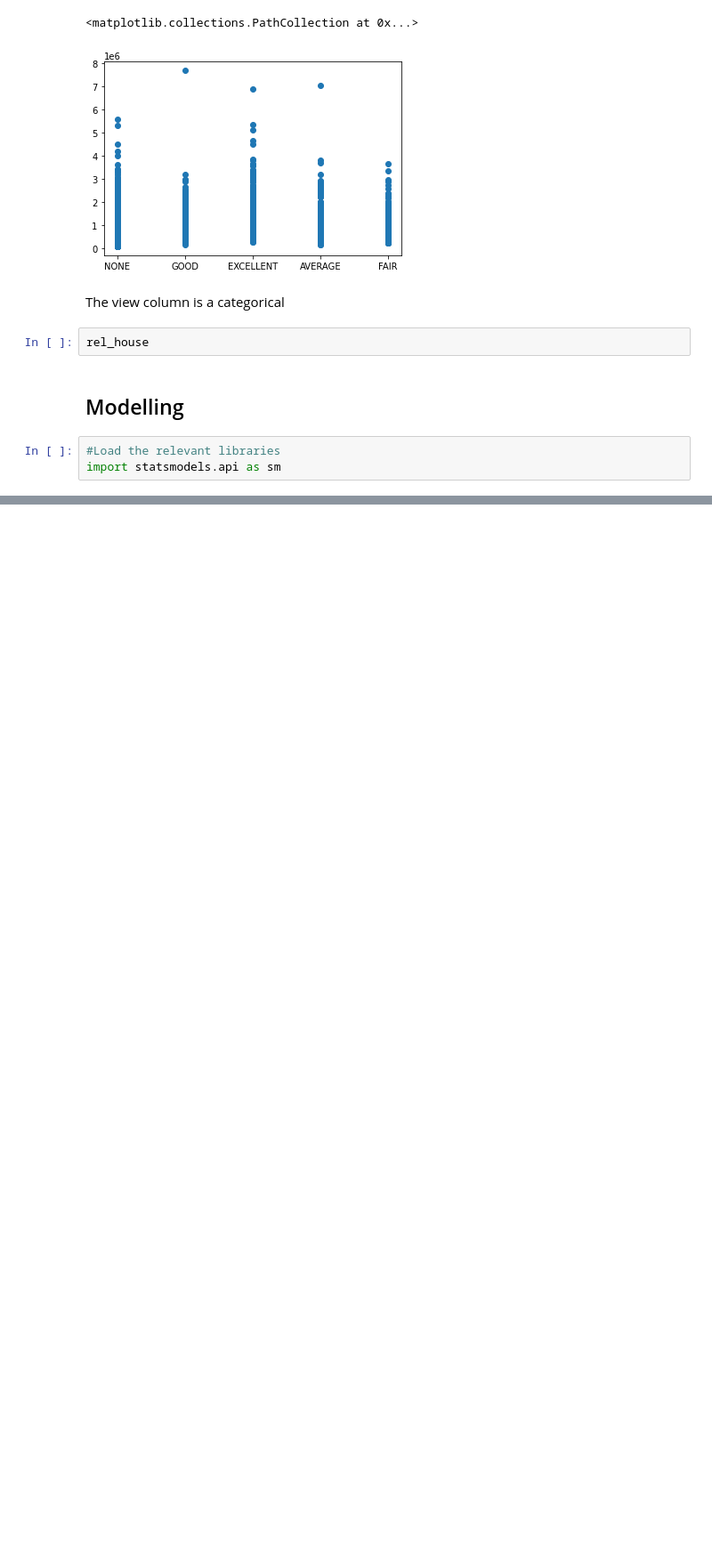
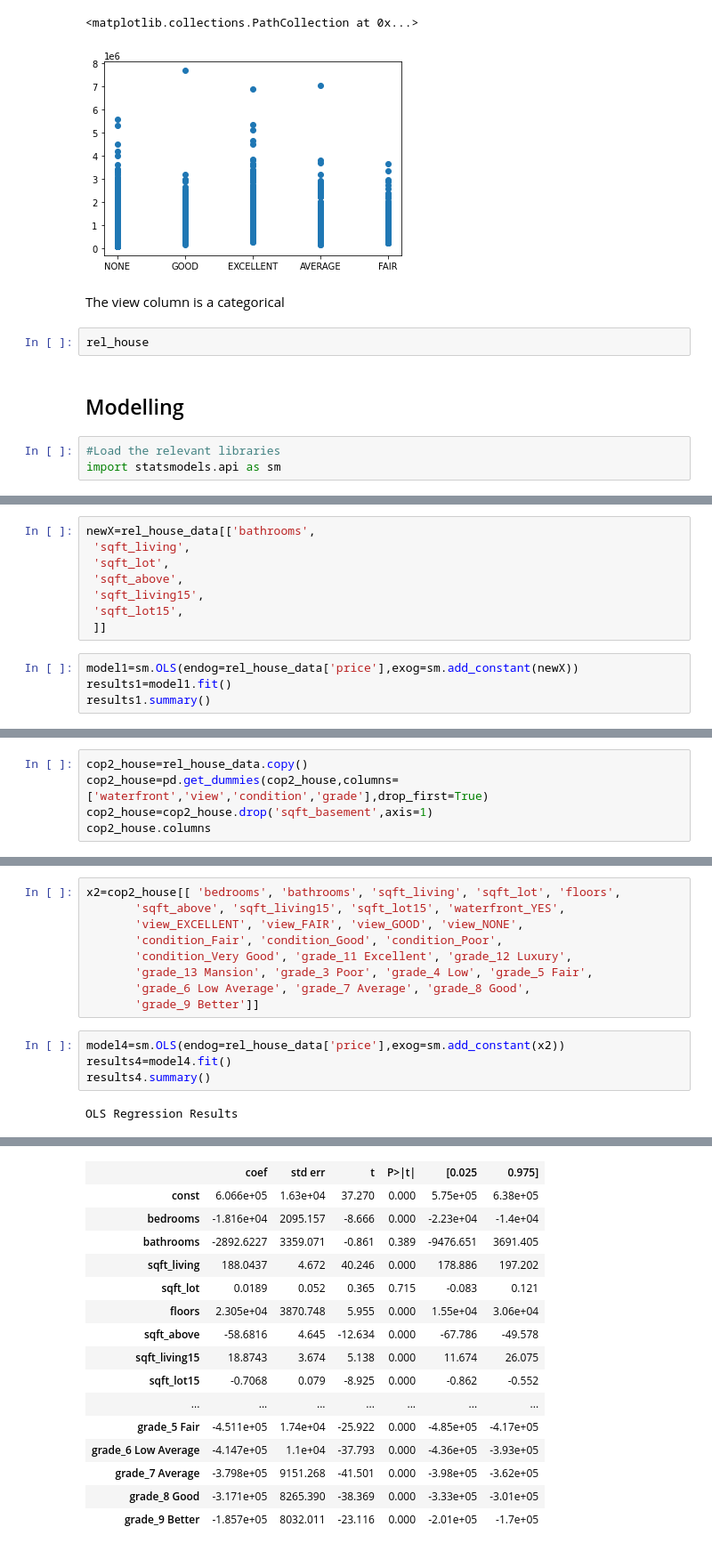
Before and after one commit to felix-n12/kingcounty, a Jupyter notebook: student-checkpoint.ipynb, the cells around one changed output, grey strips where cells are left out. Shown at 89% size. Saved outputs shown, nothing was run; the diff lists cells and outputs as text; blank space fills up the shorter version.

```diff
--- a/student-checkpoint.ipynb
+++ b/student-checkpoint.ipynb
@@ -372,0 +473,12 @@ import statsmodels.api as sm
+# %%
+newX=rel_house_data[['bathrooms',
+ 'sqft_living',
+ 'sqft_lot',
+ 'sqft_above',
+ 'sqft_living15',
+ 'sqft_lot15',
+ ]]
+# %%
+model1=sm.OLS(endog=rel_house_data['price'],exog=sm.add_constant(newX))
+results1=model1.fit()
+results1.summary()
@@ -372,0 +512,5 @@ import statsmodels.api as sm
+# %%
+cop2_house=rel_house_data.copy()
+cop2_house=pd.get_dummies(cop2_house,columns=['waterfront','view','condition','grade'],drop_first=True)
+cop2_house=cop2_house.drop('sqft_basement',axis=1)
+cop2_house.columns
@@ -372,0 +527,15 @@ import statsmodels.api as sm
+# %%
+x2=cop2_house[[ 'bedrooms', 'bathrooms', 'sqft_living', 'sqft_lot', 'floors',
+       'sqft_above', 'sqft_living15', 'sqft_lot15', 'waterfront_YES',
+       'view_EXCELLENT', 'view_FAIR', 'view_GOOD', 'view_NONE',
+       'condition_Fair', 'condition_Good', 'condition_Poor',
+       'condition_Very Good', 'grade_11 Excellent', 'grade_12 Luxury',
+       'grade_13 Mansion', 'grade_3 Poor', 'grade_4 Low', 'grade_5 Fair',
+       'grade_6 Low Average', 'grade_7 Average', 'grade_8 Good',
+       'grade_9 Better']]
+# %%
+model4=sm.OLS(endog=rel_house_data['price'],exog=sm.add_constant(x2))
+results4=model4.fit()
+results4.summary()
+# %% [output]
+OLS Regression Results
@@ -372,0 +551,16 @@ import statsmodels.api as sm
+|  | coef | std err | t | P>|t| | [0.025 | 0.975] |
+| const | 6.066e+05 | 1.63e+04 | 37.270 | 0.000 | 5.75e+05 | 6.38e+05 |
+| bedrooms | -1.816e+04 | 2095.157 | -8.666 | 0.000 | -2.23e+04 | -1.4e+04 |
+| bathrooms | -2892.6227 | 3359.071 | -0.861 | 0.389 | -9476.651 | 3691.405 |
+| sqft_living | 188.0437 | 4.672 | 40.246 | 0.000 | 178.886 | 197.202 |
+| sqft_lot | 0.0189 | 0.052 | 0.365 | 0.715 | -0.083 | 0.121 |
+| floors | 2.305e+04 | 3870.748 | 5.955 | 0.000 | 1.55e+04 | 3.06e+04 |
+| sqft_above | -58.6816 | 4.645 | -12.634 | 0.000 | -67.786 | -49.578 |
+| sqft_living15 | 18.8743 | 3.674 | 5.138 | 0.000 | 11.674 | 26.075 |
+| sqft_lot15 | -0.7068 | 0.079 | -8.925 | 0.000 | -0.862 | -0.552 |
+| ... | ... | ... | ... | ... | ... | ... |
+| grade_5 Fair | -4.511e+05 | 1.74e+04 | -25.922 | 0.000 | -4.85e+05 | -4.17e+05 |
+| grade_6 Low Average | -4.147e+05 | 1.1e+04 | -37.793 | 0.000 | -4.36e+05 | -3.93e+05 |
+| grade_7 Average | -3.798e+05 | 9151.268 | -41.501 | 0.000 | -3.98e+05 | -3.62e+05 |
+| grade_8 Good | -3.171e+05 | 8265.390 | -38.369 | 0.000 | -3.33e+05 | -3.01e+05 |
+| grade_9 Better | -1.857e+05 | 8032.011 | -23.116 | 0.000 | -2.01e+05 | -1.7e+05 |
```
Also changed, not shown: parts of 12 cells of this notebook.
